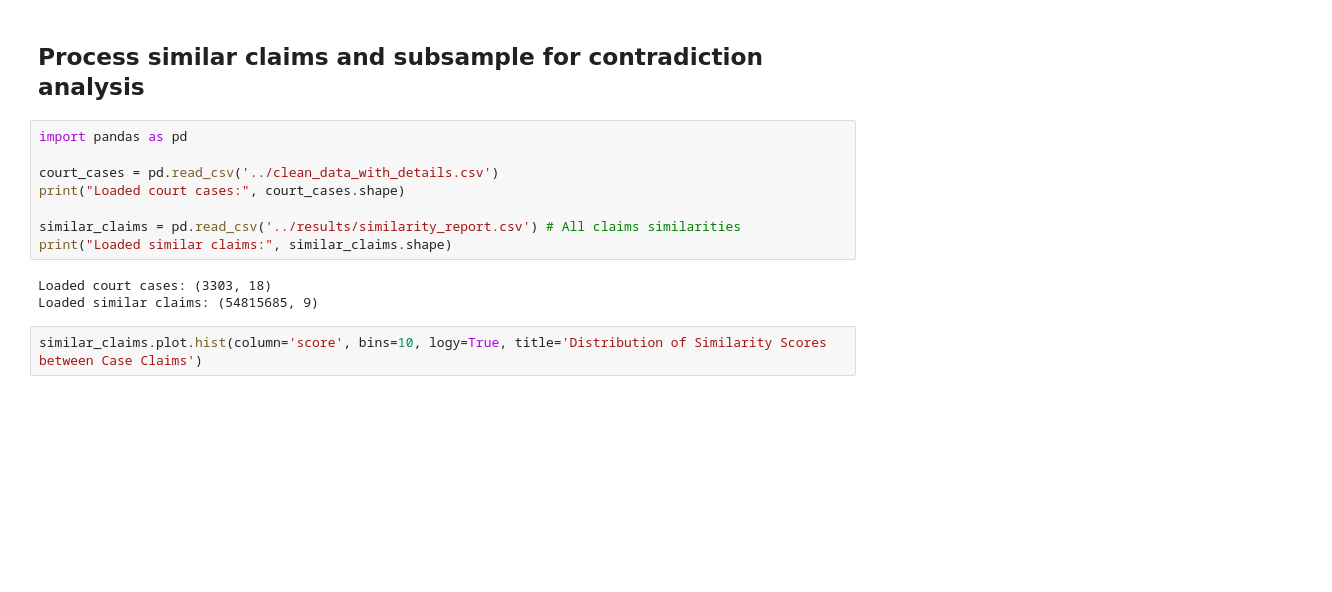
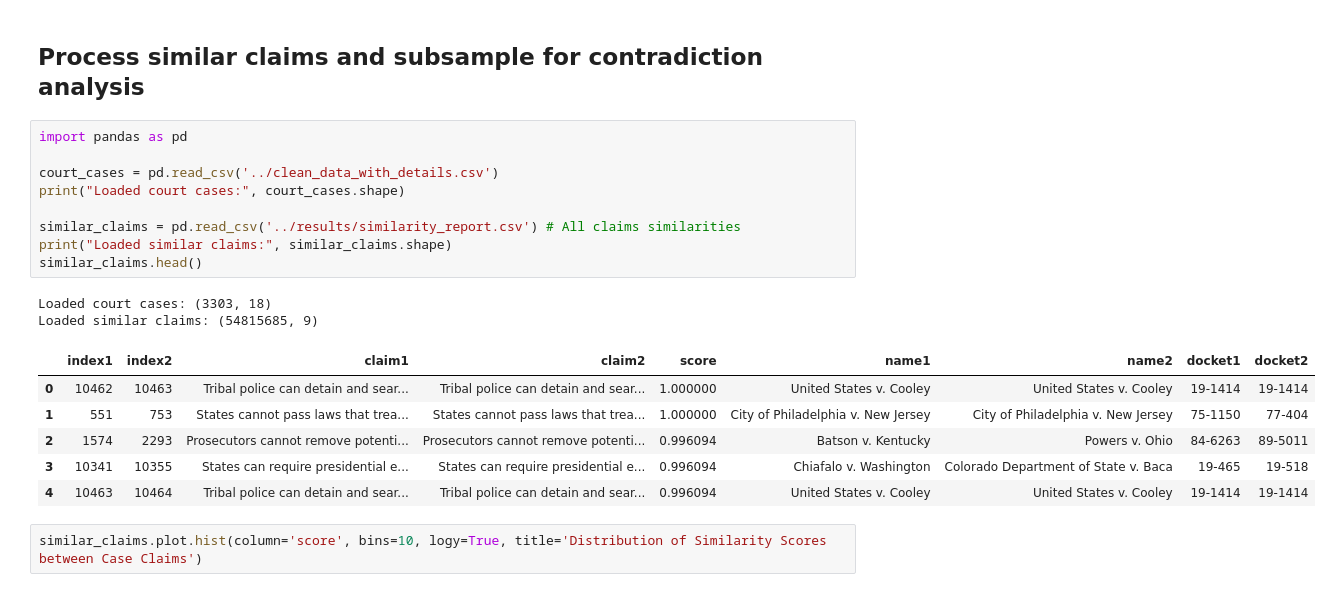
Before and after one commit to idirlab/supreme-court-dataset, a Jupyter notebook: experiments/diff_case_contradict.ipynb, the cells around one changed output. Saved outputs shown, nothing was run; the diff lists cells and outputs as text; blank space fills up the shorter version.

```diff
--- a/experiments/diff_case_contradict.ipynb
+++ b/experiments/diff_case_contradict.ipynb
@@ -3,14 +3,21 @@
 # %%
 import pandas as pd
 
 court_cases = pd.read_csv('../clean_data_with_details.csv')
 print("Loaded court cases:", court_cases.shape)
 
 similar_claims = pd.read_csv('../results/similarity_report.csv') # All claims similarities
 print("Loaded similar claims:", similar_claims.shape)
+similar_claims.head()
 # %% [output]
 Loaded court cases: (3303, 18)
 Loaded similar claims: (54815685, 9)
+|  | index1 | index2 | claim1 | claim2 | score | name1 | name2 | docket1 | docket2 |
+| 0 | 10462 | 10463 | Tribal police can detain and sear... | Tribal police can detain and sear... | 1.000000 | United States v. Cooley | United States v. Cooley | 19-1414 | 19-1414 |
+| 1 | 551 | 753 | States cannot pass laws that trea... | States cannot pass laws that trea... | 1.000000 | City of Philadelphia v. New Jersey | City of Philadelphia v. New Jersey | 75-1150 | 77-404 |
+| 2 | 1574 | 2293 | Prosecutors cannot remove potenti... | Prosecutors cannot remove potenti... | 0.996094 | Batson v. Kentucky | Powers v. Ohio | 84-6263 | 89-5011 |
+| 3 | 10341 | 10355 | States can require presidential e... | States can require presidential e... | 0.996094 | Chiafalo v. Washington | Colorado Department of State v. Baca | 19-465 | 19-518 |
+| 4 | 10463 | 10464 | Tribal police can detain and sear... | Tribal police can detain and sear... | 0.996094 | United States v. Cooley | United States v. Cooley | 19-1414 | 19-1414 |
 # %%
 similar_claims.plot.hist(column='score', bins=10, logy=True, title='Distribution of Similarity Scores between Case Claims')
 # %% [output]
```
Also changed, not shown: 7 other files.
